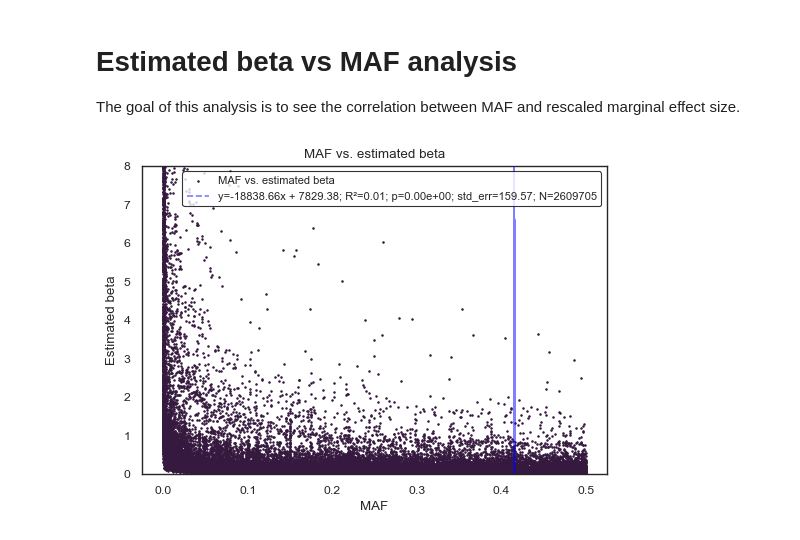
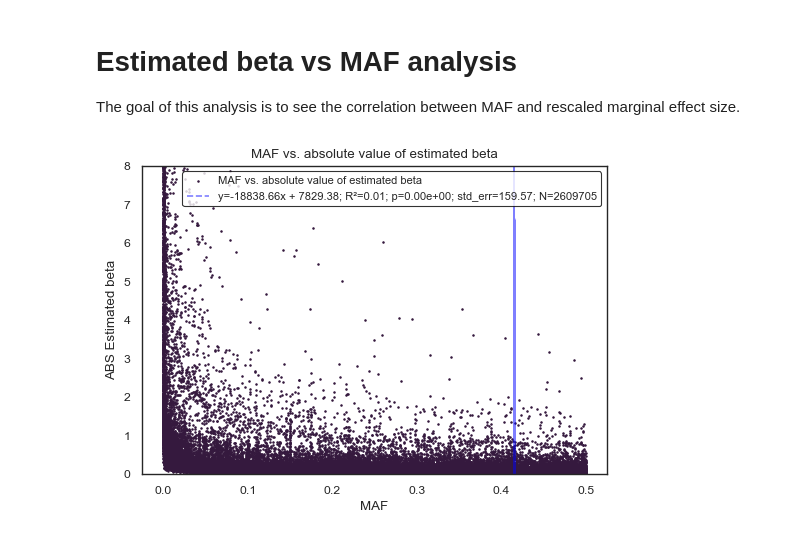
Before and after one commit to opentargets/Gentropy-manuscript, a Jupyter notebook: chapters/variant_effect_prediction/05_maf_vs_est_beta.ipynb, the cells around one changed output. Saved outputs shown, nothing was run; the diff lists cells and outputs as text; code cells hidden in the pictures.

```diff
--- a/chapters/variant_effect_prediction/05_maf_vs_est_beta.ipynb
+++ b/chapters/variant_effect_prediction/05_maf_vs_est_beta.ipynb
@@ -20,49 +20,49 @@ dataset = pl.read_parquet("rescaled-beta.parquet")
 
 data = dataset.select(
     pl.col("majorPopulationMAF"),
-    pl.col("rescaledStatistics").struct.field("estimatedBeta").abs(),
+    pl.col("rescaledStatistics").struct.field("estimatedBeta").abs().alias("absEstimatedBeta"),
     pl.col("studyType"),
-).filter(pl.col("majorPopulationMAF").is_not_null() & pl.col("estimatedBeta").is_finite())
+).filter(pl.col("majorPopulationMAF").is_not_null() & pl.col("absEstimatedBeta").is_finite())
 reg = linregress(
     data["majorPopulationMAF"],
-    data["estimatedBeta"],
+    data["absEstimatedBeta"],
 )
 slope, intercept, r_value, p_value, std_err = reg
 fig = plt.figure(figsize=(6, 4))
 ax = fig.add_subplot(1, 1, 1)
 ax.scatter(
     x=data["majorPopulationMAF"],
-    y=data["estimatedBeta"],
-    label="MAF vs. estimated beta",
+    y=data["absEstimatedBeta"],
+    label="MAF vs. absolute value of estimated beta",
     s=1,
 )
 line_eq = f"y={slope:.2f}x + {intercept:.2f}"
 line_eq += f"; R²={r_value**2:.2f}"
 line_eq += f"; p={p_value:.2e}"
 line_eq += f"; std_err={std_err:.2f}"
 line_eq += f"; N={data.shape[0]}"
 
 ax.plot(
     data["majorPopulationMAF"],
     slope * data["majorPopulationMAF"] + intercept,
     "--",
     color="blue",
     alpha=0.5,
     label=line_eq,
 )
-ax.set_title("MAF vs. estimated beta")
+ax.set_title("MAF vs. absolute value of estimated beta")
 ax.set_xlabel("MAF")
-ax.set_ylabel("Estimated beta")
+ax.set_ylabel("ABS Estimated beta")
 ax.set_ylim(0, 8)
 ax.legend(
     loc="upper right",
     fontsize=8,
     title_fontsize=10,
     frameon=True,
     facecolor="white",
     edgecolor="black",
 )
 
 plt.show()
 # %% [output]
-[figure, old version]
+[figure, new version]
```
Also changed, not shown: parts of 5 cells of this notebook, 3 other files.
